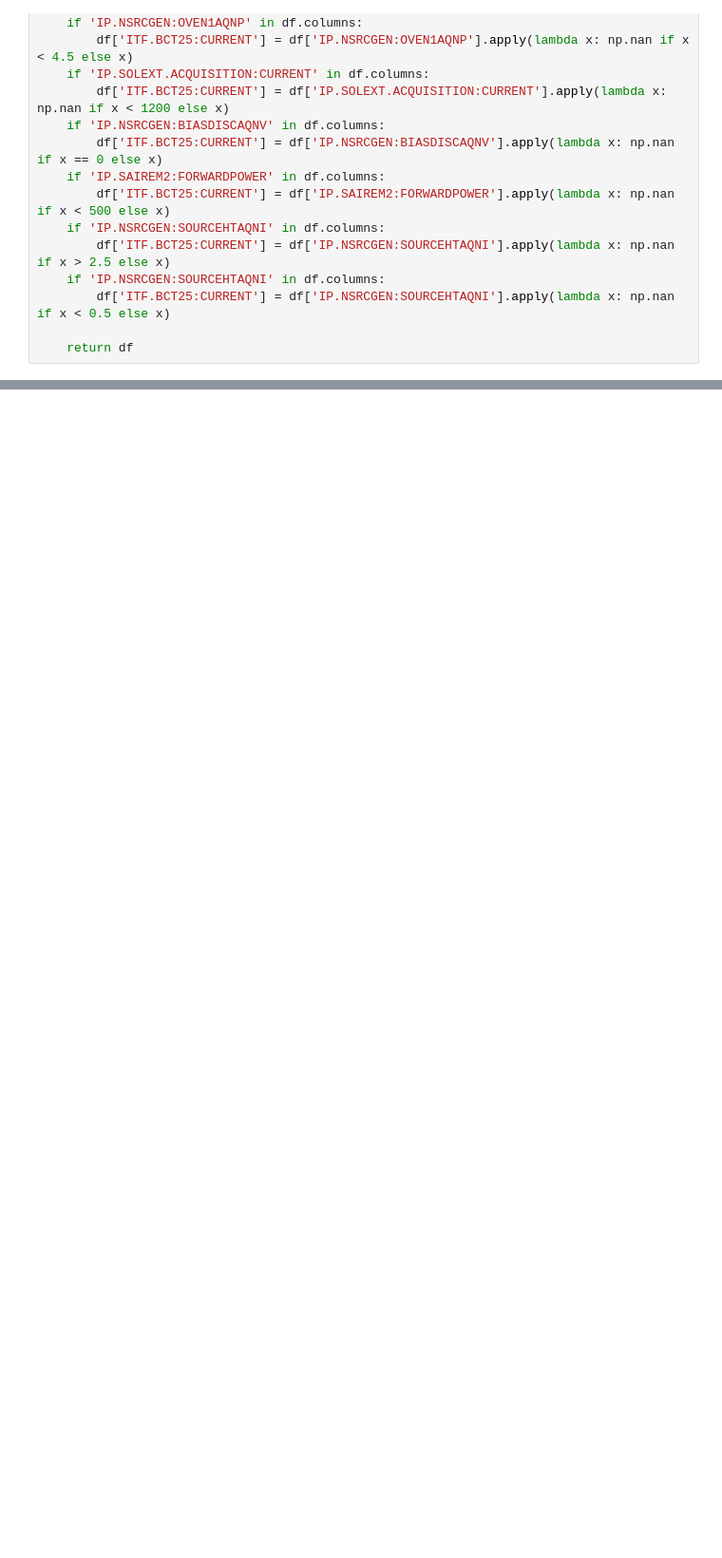
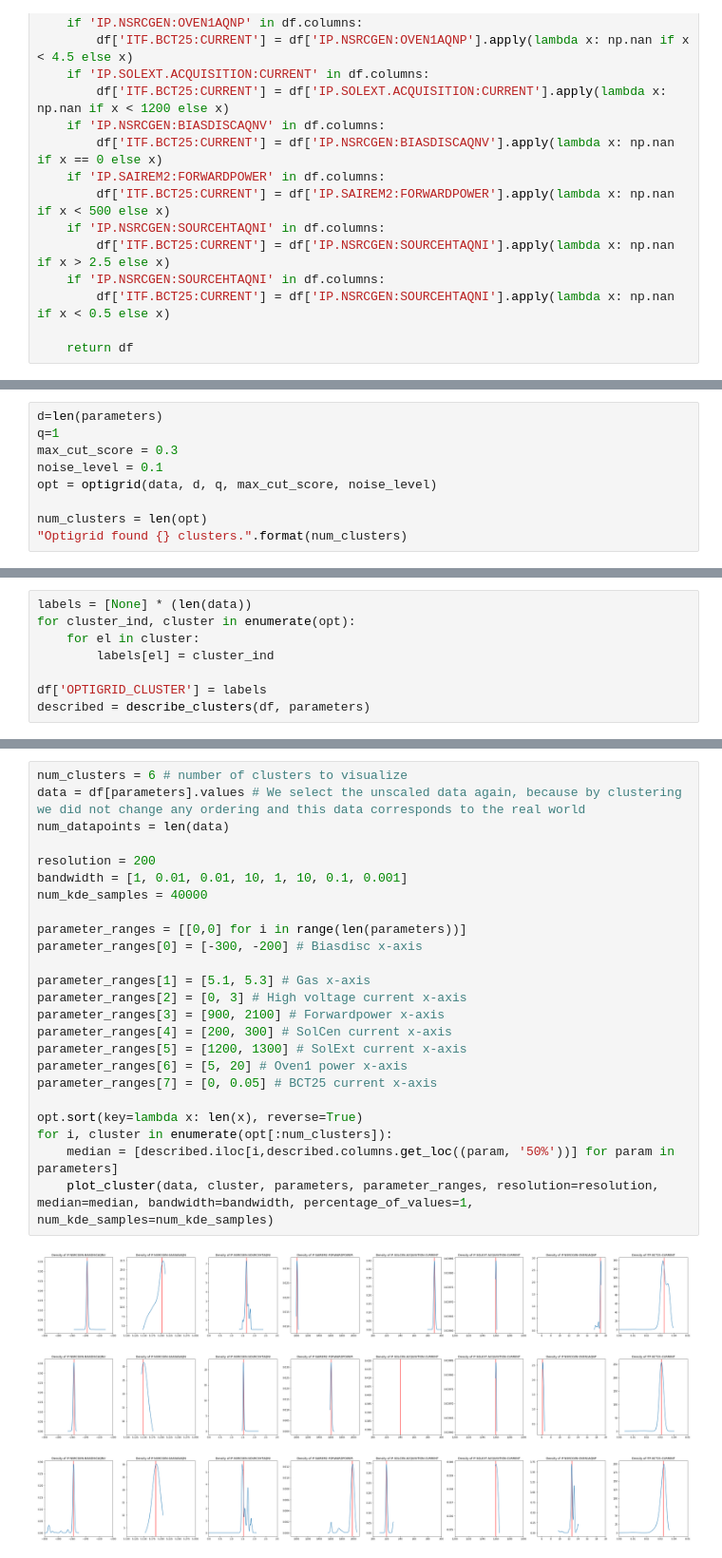
Before and after one commit to mexxexx/ionsrcopt, a Jupyter notebook: Clustering/Optigrid_Clustering.ipynb, the cells around one changed output, grey strips where cells are left out. Shown at 95% size. Cells and saved outputs as stored; diff of their text form; blank space fills up the shorter version.

```diff
--- a/Clustering/Optigrid_Clustering.ipynb
+++ b/Clustering/Optigrid_Clustering.ipynb
@@ -298,0 +381,9 @@ def describe_clusters(df, columns):
+# %%
+d=len(parameters)
+q=1
+max_cut_score = 0.3
+noise_level = 0.1
+opt = optigrid(data, d, q, max_cut_score, noise_level)
+
+num_clusters = len(opt)
+"Optigrid found {} clusters.".format(num_clusters)
@@ -298,0 +409,8 @@ def describe_clusters(df, columns):
+# %%
+labels = [None] * (len(data))
+for cluster_ind, cluster in enumerate(opt):
+    for el in cluster:
+        labels[el] = cluster_ind
+
+df['OPTIGRID_CLUSTER'] = labels
+described = describe_clusters(df, parameters)
@@ -298,0 +442,28 @@ def describe_clusters(df, columns):
+# %%
+num_clusters = 6 # number of clusters to visualize
+data = df[parameters].values # We select the unscaled data again, because by clustering we did not change any ordering and this data corresponds to the real world
+num_datapoints = len(data)
+
+resolution = 200
+bandwidth = [1, 0.01, 0.01, 10, 1, 10, 0.1, 0.001]
+num_kde_samples = 40000
+
+parameter_ranges = [[0,0] for i in range(len(parameters))]
+parameter_ranges[0] = [-300, -200] # Biasdisc x-axis
+
+parameter_ranges[1] = [5.1, 5.3] # Gas x-axis
+parameter_ranges[2] = [0, 3] # High voltage current x-axis
+parameter_ranges[3] = [900, 2100] # Forwardpower x-axis
+parameter_ranges[4] = [200, 300] # SolCen current x-axis
+parameter_ranges[5] = [1200, 1300] # SolExt current x-axis
+parameter_ranges[6] = [5, 20] # Oven1 power x-axis
+parameter_ranges[7] = [0, 0.05] # BCT25 current x-axis
+
+opt.sort(key=lambda x: len(x), reverse=True)
+for i, cluster in enumerate(opt[:num_clusters]):
+    median = [described.iloc[i,described.columns.get_loc((param, '50%'))] for param in parameters]
+    plot_cluster(data, cluster, parameters, parameter_ranges, resolution=resolution, median=median, bandwidth=bandwidth, percentage_of_values=1, num_kde_samples=num_kde_samples)
+# %% [output]
+[figure, added]
+[figure, added]
+[figure, added]
```
Also changed, not shown: parts of 18 cells of this notebook, 3 other files.
